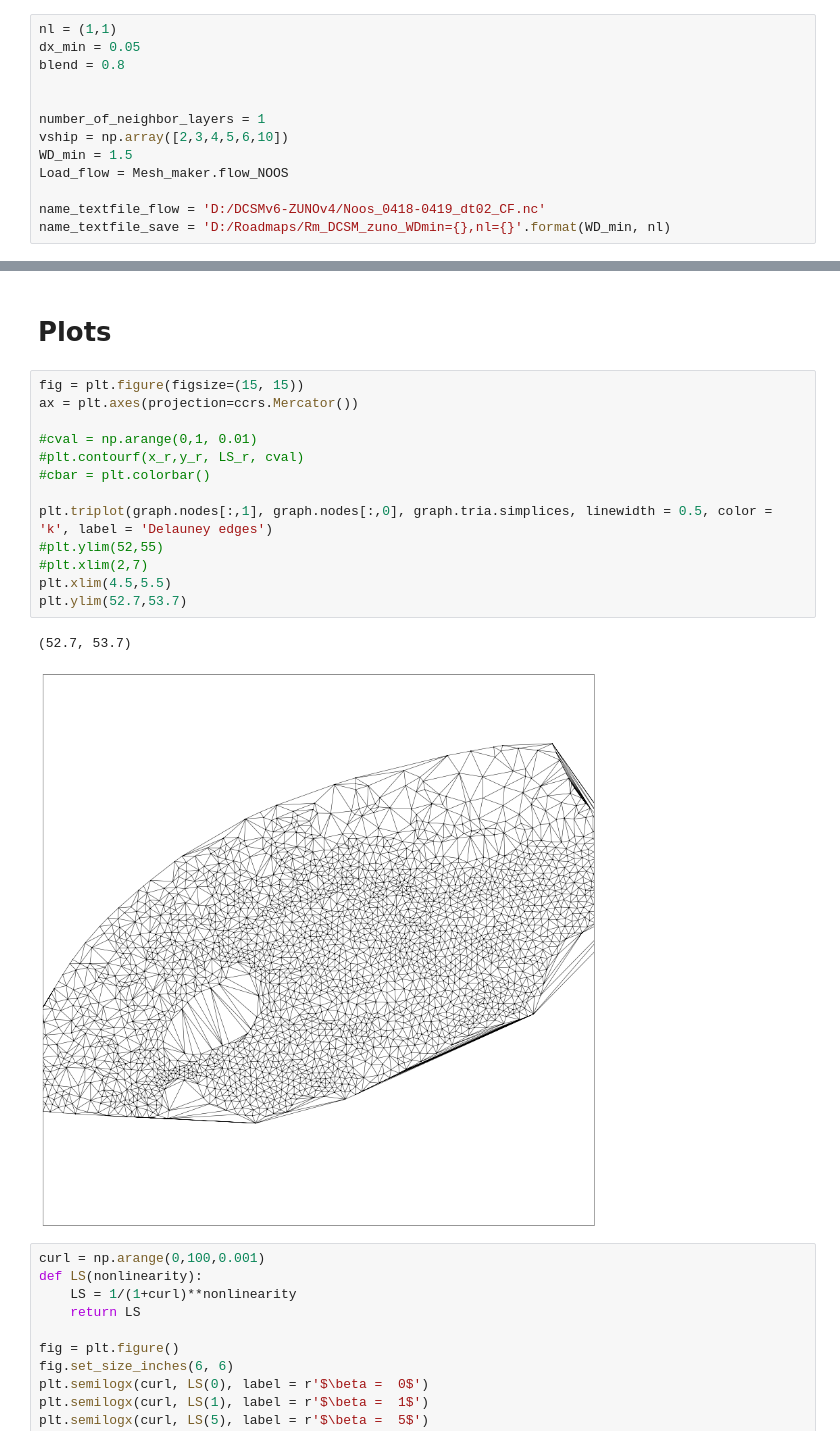
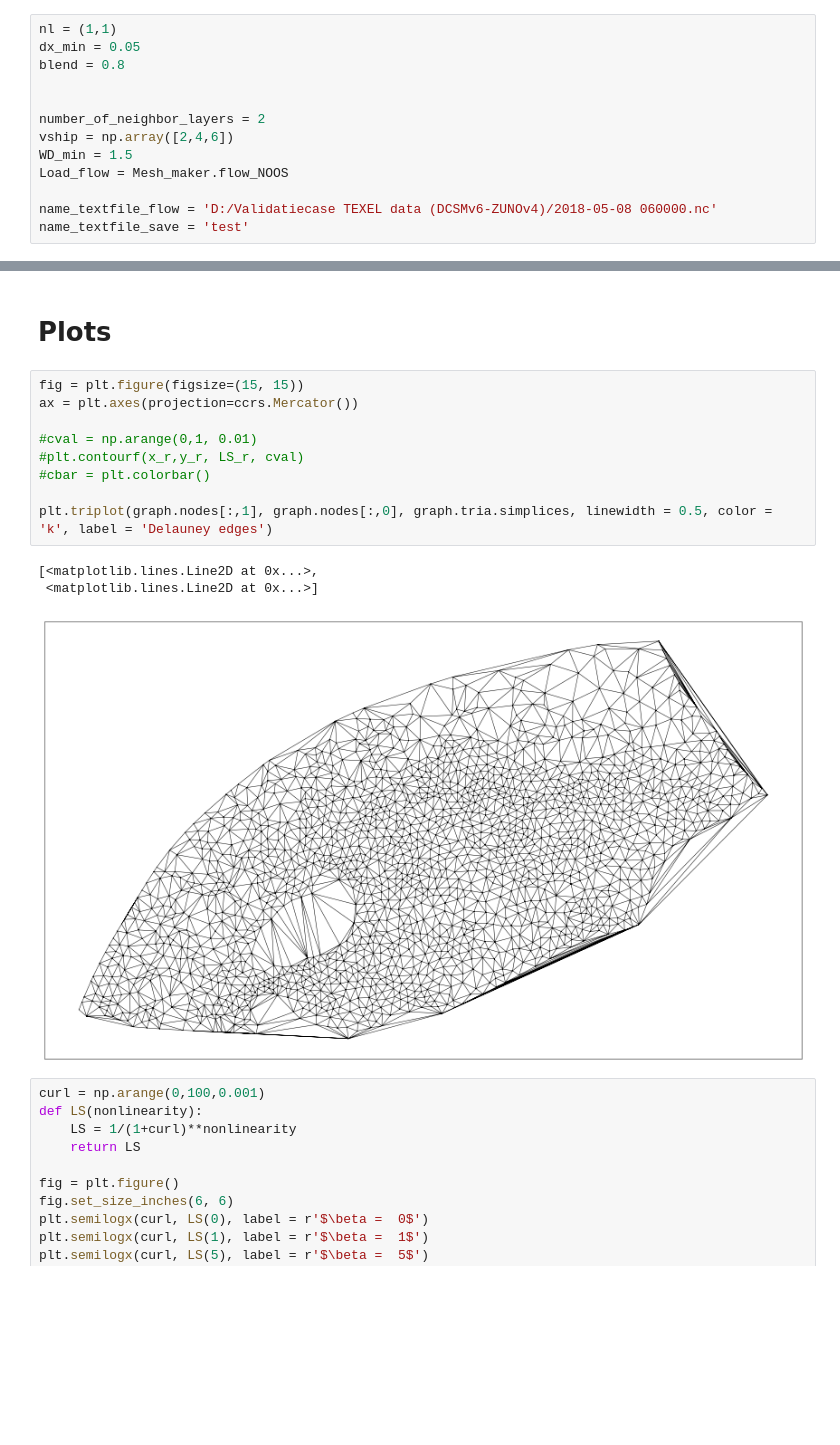
Before and after one commit to TUDelft-CITG/halem, a Jupyter notebook: Notebooks/01a_Road_map_generator(NOOS_data).ipynb, the cells around one changed output, grey strips where cells are left out. Cells and saved outputs as stored; diff of their text form; blank space fills up the shorter version.

```diff
--- a/Notebooks/01a_Road_map_generator(NOOS_data).ipynb
+++ b/Notebooks/01a_Road_map_generator(NOOS_data).ipynb
@@ -30,13 +30,13 @@ dx_min = 0.05
 blend = 0.8
 
 
-number_of_neighbor_layers = 1
-vship = np.array([2,3,4,5,6,10])
+number_of_neighbor_layers = 2
+vship = np.array([2,4,6])
 WD_min = 1.5
 Load_flow = Mesh_maker.flow_NOOS
 
-name_textfile_flow = 'D:/DCSMv6-ZUNOv4/Noos_0418-0419_dt02_CF.nc'
-name_textfile_save = 'D:/Roadmaps/Rm_DCSM_zuno_WDmin={},nl={}'.format(WD_min, nl)
+name_textfile_flow = 'D:/Validatiecase TEXEL data (DCSMv6-ZUNOv4)/2018-05-08 060000.nc'
+name_textfile_save = 'test'
 # %%
 start_time = time.time()
 
@@ -72,19 +63,16 @@ RODFF.save_object(graph, name_textfile_save)
 # %%
 fig = plt.figure(figsize=(15, 15))
 ax = plt.axes(projection=ccrs.Mercator())
 
 #cval = np.arange(0,1, 0.01)
 #plt.contourf(x_r,y_r, LS_r, cval)
 #cbar = plt.colorbar()
 
 plt.triplot(graph.nodes[:,1], graph.nodes[:,0], graph.tria.simplices, linewidth = 0.5, color = 'k', label = 'Delauney edges')
-#plt.ylim(52,55)
-#plt.xlim(2,7)
-plt.xlim(4.5,5.5)
-plt.ylim(52.7,53.7)
 # %% [output]
-(52.7, 53.7)
+[<matplotlib.lines.Line2D at 0x...>,
+ <matplotlib.lines.Line2D at 0x...>]
-[figure, old version]
+[figure, new version]
 # %%
 curl = np.arange(0,100,0.001)
 def LS(nonlinearity):
```
Also changed, not shown: parts of 7 cells of this notebook, 10 other files.
